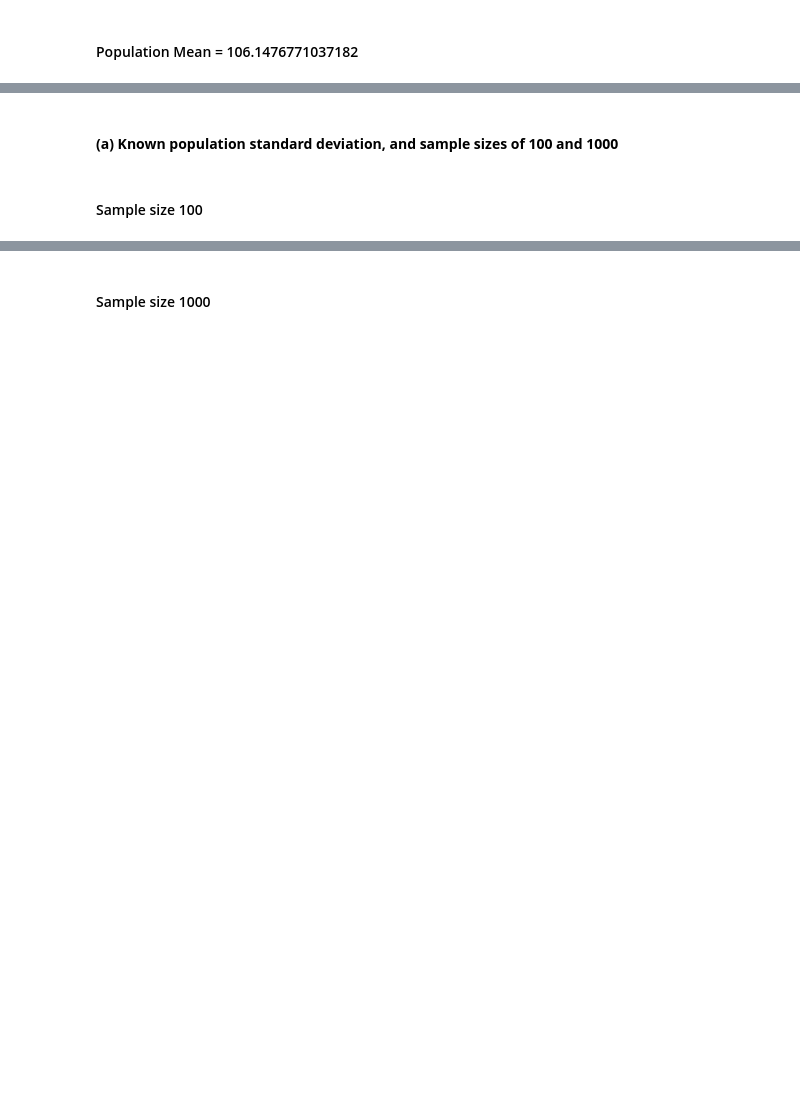
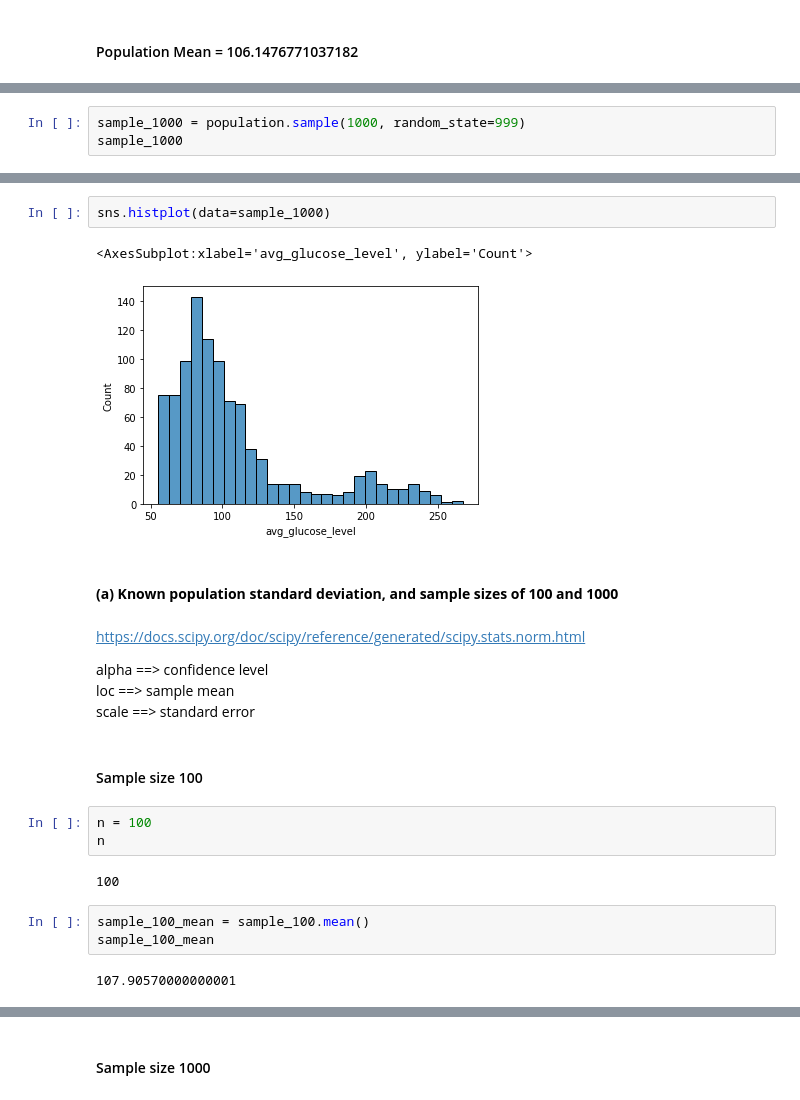
Before and after one commit to prof-samuka-IFSP/IFSP-CMP-D1AED-2021.1, a Jupyter notebook: data_distributions/data_distributions.ipynb, the cells around one changed output, grey strips where cells are left out. Saved outputs shown, nothing was run; the diff lists cells and outputs as text; blank space fills up the shorter version.

```diff
--- a/data_distributions/data_distributions.ipynb
+++ b/data_distributions/data_distributions.ipynb
@@ -553,0 +774,3 @@ For two samples of 100 and 1000 observations, provide a 95% confidence intervals
+# %%
+sample_1000 = population.sample(1000, random_state=999)
+sample_1000
@@ -554,4 +790,25 @@ For two samples of 100 and 1000 observations, provide a 95% confidence intervals
+# %%
+sns.histplot(data=sample_1000)
+# %% [output]
+<AxesSubplot:xlabel='avg_glucose_level', ylabel='Count'>
+[figure, added]
 # %% [markdown]
 #### **(a) Known population standard deviation, and sample sizes of 100 and 1000**
+# %% [markdown]
+https://docs.scipy.org/doc/scipy/reference/generated/scipy.stats.norm.html
+
+alpha ==> confidence level <br/>
+loc ==> sample mean  <br/>
+scale ==> standard error
 # %% [markdown]
 #### Sample size 100
+# %%
+n = 100
+n
+# %% [output]
+100
+# %%
+sample_100_mean = sample_100.mean()
+sample_100_mean
+# %% [output]
+107.90570000000001
```
Also changed, not shown: parts of 137 cells of this notebook, 6 other files.
